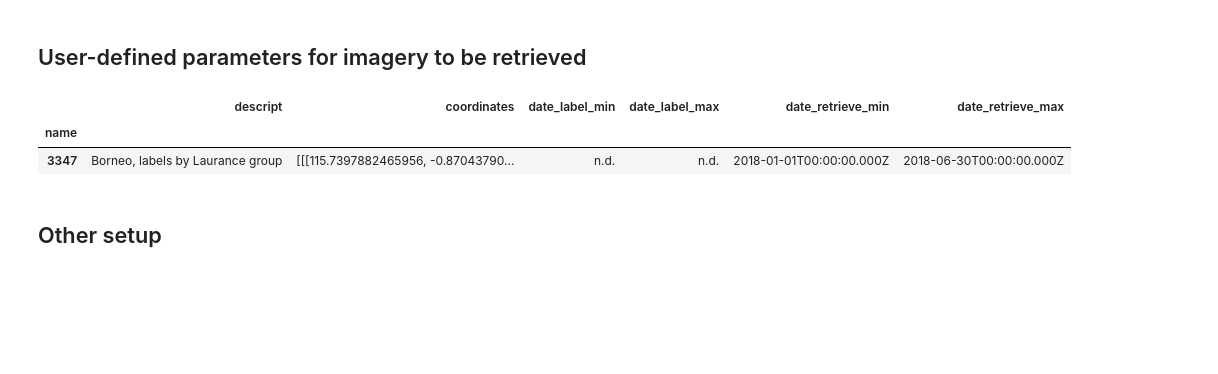
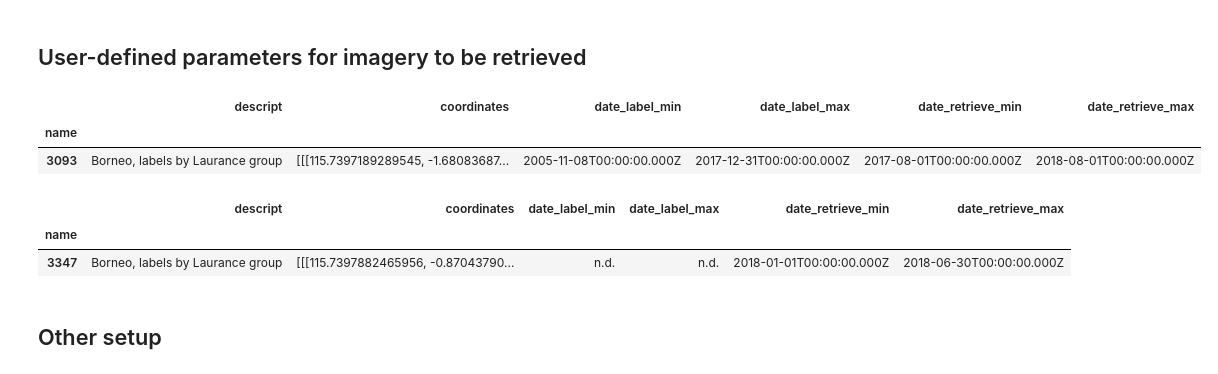
Before and after one commit to BerlinRDT/roaddetection, a Jupyter notebook: notebooks/download_imagery/imagery_SearchFilterDownload_planetcom.ipynb, the cells around one changed output. Saved outputs shown, nothing was run; the diff lists cells and outputs as text; code cells hidden in the pictures; blank space fills up the shorter version.

```diff
--- a/notebooks/download_imagery/imagery_SearchFilterDownload_planetcom.ipynb
+++ b/notebooks/download_imagery/imagery_SearchFilterDownload_planetcom.ipynb
@@ -88,53 +93,61 @@ asset_type = (
 # %%
 # define list of AOI
 
 dict_aoi = {
     "name": "3093",     # keys correspond to numeric code of Laurance lab (e.g. 3093)
     "descript": "Borneo, labels by Laurance group",
     "coordinates": [
         [
             [
             [115.7397189289545,-1.680836871258456],
             [116.2810919527378,-1.680331498795499],
             [116.2805050935049,-1.229806405260338],
             [115.7397803420542,-1.230358513985345],
             [115.7397189289545,-1.680836871258456]
             ]
         ]
     ],
     "date_label_min" : "2005-11-08T00:00:00.000Z", # earliest date of labeled road
     "date_label_max" : "2017-12-31T00:00:00.000Z", # latest date of labeled road
-    "date_retrieve_min" : "2017-06-01T00:00:00.000Z", # earliest date of imagery to be retrieved
-    "date_retrieve_max" : "2017-12-31T00:00:00.000Z", # latest date of imagery to be retrieved
-}
-
-dict_aoi = {
-    "name": "3347",     # keys correspond to numeric code of Laurance lab (e.g. 3093)
-    "descript": "Borneo, labels by Laurance group",
-    "coordinates": [
-        [
-            [
-            [115.7397882465956,-0.8704379025218731],
-            [116.2791973232524,-0.8694242846142544],
-            [116.2802063071478,-0.4201723315739193],
-            [115.73981363248,-0.4205599493179044],
-            [115.7397882465956,-0.8704379025218731]
-            ]
-        ]
-    ],
-    "date_label_min" : "n.d.", # earliest date of labeled road
-    "date_label_max" : "n.d.", # latest date of labeled road
-    "date_retrieve_min" : "2018-01-01T00:00:00.000Z", # earliest date of imagery to be retrieved
-    "date_retrieve_max" : "2018-06-30T00:00:00.000Z", # latest date of imagery to be retrieved
+    "date_retrieve_min" : "2017-08-01T00:00:00.000Z", # earliest date of imagery to be retrieved
+    "date_retrieve_max" : "2018-08-01T00:00:00.000Z", # latest date of imagery to be retrieved
 }
 
 # convert to dataframe so we can take a look
 df_aoi = pd.DataFrame(dict_aoi).set_index("name")
 df_aoi
 # %% [output]
 |  | descript | coordinates | date_label_min | date_label_max | date_retrieve_min | date_retrieve_max |
 | name |  |  |  |  |  |  |
-| 3347 | Borneo, labels by Laurance group | [[[115.7397882465956, -0.87043790... | n.d. | n.d. | 2018-01-01T00:00:00.000Z | 2018-06-30T00:00:00.000Z |
+| 3093 | Borneo, labels by Laurance group | [[[115.7397189289545, -1.68083687... | 2005-11-08T00:00:00.000Z | 2017-12-31T00:00:00.000Z | 2017-08-01T00:00:00.000Z | 2018-08-01T00:00:00.000Z |
+# %%
+dict_aoi = {
+    "name": "3347",     # keys correspond to numeric code of Laurance lab (e.g. 3093)
+    "descript": "Borneo, labels by Laurance group",
+    "coordinates": [
+        [
+            [
+            [115.7397882465956,-0.8704379025218731],
+            [116.2791973232524,-0.8694242846142544],
+            [116.2802063071478,-0.4201723315739193],
+            [115.73981363248,-0.4205599493179044],
+            [115.7397882465956,-0.8704379025218731]
+            ]
+        ]
+    ],
+    "date_label_min" : "n.d.", # earliest date of labeled road
+    "date_label_max" : "n.d.", # latest date of labeled road
+    "date_retrieve_min" : "2018-01-01T00:00:00.000Z", # earliest date of imagery to be retrieved
+    "date_retrieve_max" : "2018-06-30T00:00:00.000Z", # latest date of imagery to be retrieved
+}
+
+# convert to dataframe so we can take a look
+df_aoi = pd.DataFrame(dict_aoi).set_index("name")
+df_aoi
+# %% [output]
+|  | descript | coordinates | date_label_min | date_label_max | date_retrieve_min | date_retrieve_max |
+| name |  |  |  |  |  |  |
+| 3347 | Borneo, labels by Laurance group | [[[115.7397882465956, -0.87043790... | n.d. | n.d. | 2018-01-01T00:00:00.000Z | 2018-06-30T00:00:00.000Z |
 # %%
 # load coordinates into geojson_geometry
 geojson_geometry = {
```
Also changed, not shown: parts of 5 cells of this notebook, 3 other files.
